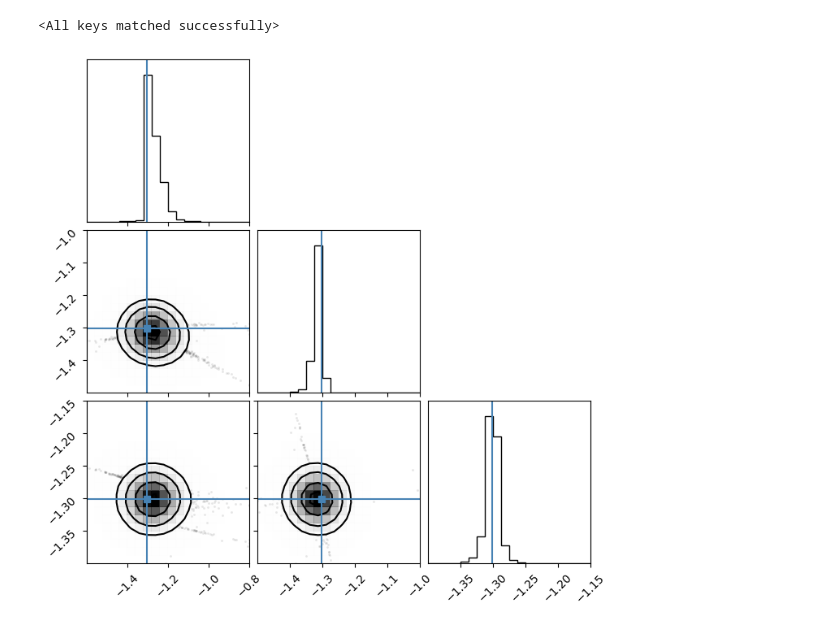
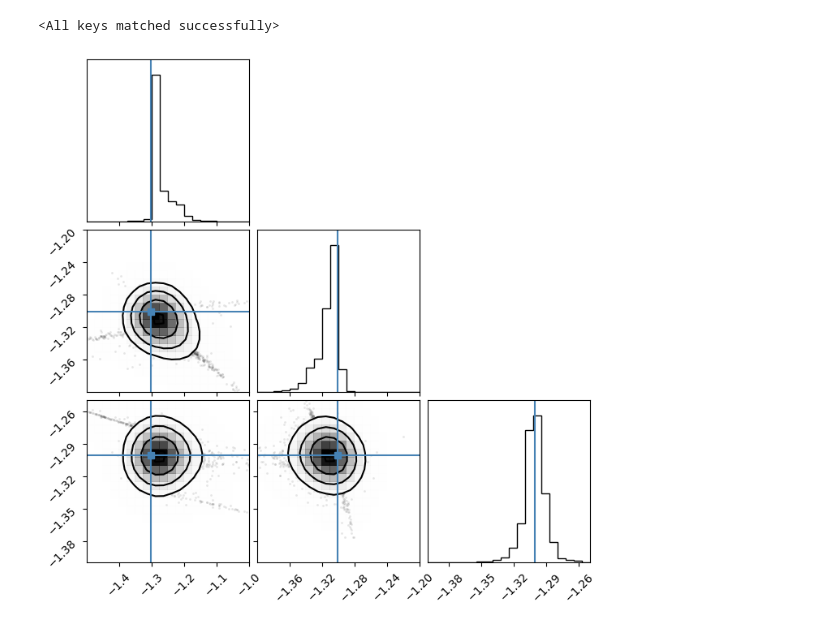
Before and after one commit to arnauqb/blackbirds, a Jupyter notebook: docs/examples/02-SIR.ipynb, the cells around one changed output. Saved outputs shown, nothing was run; the diff lists cells and outputs as text; code cells hidden in the pictures.

```diff
--- a/docs/examples/02-SIR.ipynb
+++ b/docs/examples/02-SIR.ipynb
@@ -133,10 +133,10 @@ flow.load_state_dict(calibrator.best_model_state_dict)
 # %%
 # Plot the final flow posterior approximator and compare it to the real parameters:
 samples = flow.sample(10000)[0].detach().numpy()
 
-corner(samples, truths=true_parameters.numpy(), smooth=2, range = ((-1.6, -0.8), (-1.5, -1), (-1.4, -1.15)));
+corner(samples, truths=true_parameters.numpy(), smooth=2, range = ((-1.5, -1.0), (-1.4, -1.2), (-1.4, -1.25)));
 # %% [output]
-[figure, old version]
+[figure, new version]
 # %%
 # compare the predictions to the synthetic data:
 
```
Also changed, not shown: parts of 2 cells of this notebook, 7 other files.
